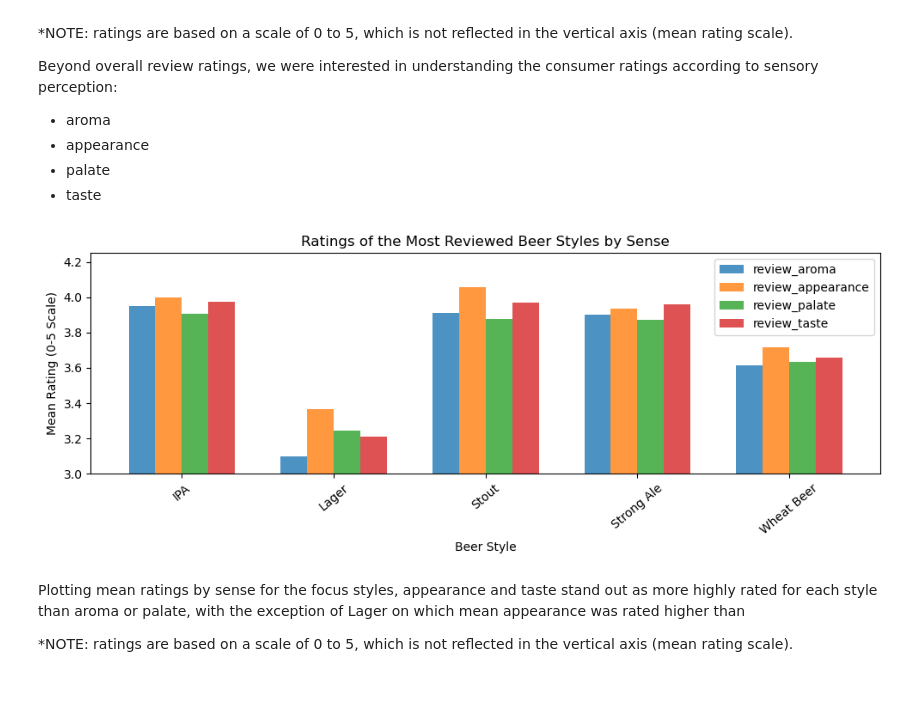
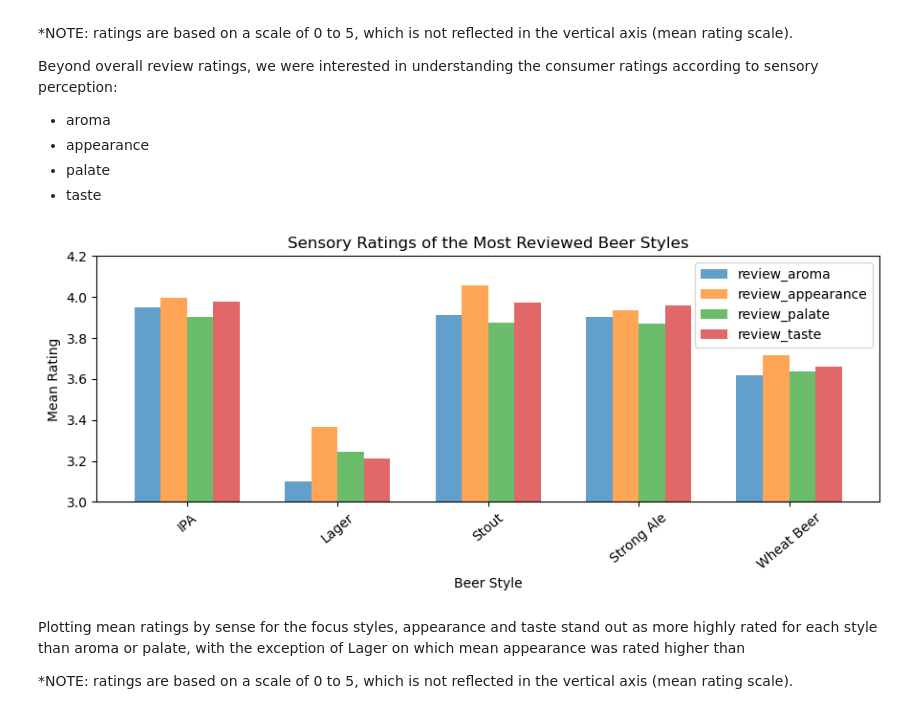
Before and after one commit to andrewjmack/DU-Project-1, a Jupyter notebook: beer_analysis.ipynb, the cells around one changed output. Cells and saved outputs as stored; diff of their text form; code cells hidden in the pictures; blank space fills up the shorter version.

Commit message:
Add files via upload
Updating feels following class group working session.

```diff
--- a/beer_analysis.ipynb
+++ b/beer_analysis.ipynb
@@ -133,33 +146,33 @@ Beyond overall review ratings, we were interested in understanding the consumer
 - taste
 # %%
 # create dataframe to group top 5 beer styles (per total # of reviews) by the types of reviews, in order to visualize
-styles_top5 = beer_df.loc[(beer_df['Style_Main'] == 'Lager') |
+senses_top5 = beer_df.loc[(beer_df['Style_Main'] == 'Lager') |
                     (beer_df['Style_Main'] == 'IPA') |
                     (beer_df['Style_Main'] == 'Stout') |
                     (beer_df['Style_Main'] == 'Strong Ale') |
                     (beer_df['Style_Main'] == 'Wheat Beer'),
                     ['Style_Main'] +
                     ['review_aroma'] +
                     ['review_appearance'] +
                     ['review_palate'] +
                     ['review_taste']]
 
-top5_mean = styles_top5.groupby(['Style_Main']).mean()
+senses_top5_mean = senses_top5.groupby(['Style_Main']).mean()
 
 # plot in bar chart
-top5_mean_plot = top5_mean.plot(kind='bar', figsize=(10,4), alpha=0.8, rot=40, width=0.7)
+senses_top5_mean_plot = senses_top5_mean.plot(kind='bar', figsize=(9,4), alpha=0.7, rot=40, width=0.7)
 
-plt.title("Ratings of the Most Reviewed Beer Styles by Sense")
+plt.title("Sensory Ratings of the Most Reviewed Beer Styles")
 plt.xlabel("Beer Style")
-plt.ylabel("Mean Rating (0-5 Scale)")
-plt.ylim(3, 4.25)
+plt.ylabel("Mean Rating")
+plt.ylim(3, 4.2)
 
 # save chart as .PNG file and display
 plt.tight_layout()
 plt.savefig("Outputs/Images/mean_sense_ratings.png")
 plt.show()
 # %% [output]
-[figure, old version]
+[figure, new version]
 # %% [markdown]
 Plotting mean ratings by sense for the focus styles, appearance and taste stand out as more highly rated for each style than aroma or palate, with the exception of Lager on which mean appearance was rated higher than
 
```
Also changed, not shown: parts of 9 cells of this notebook, 5 other files.
